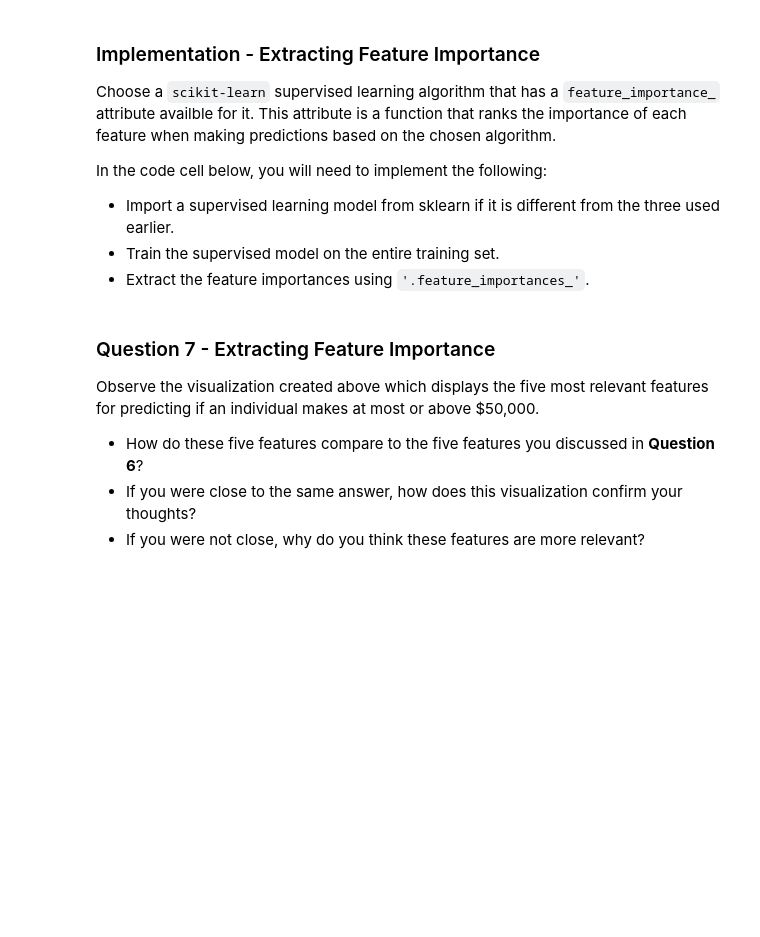
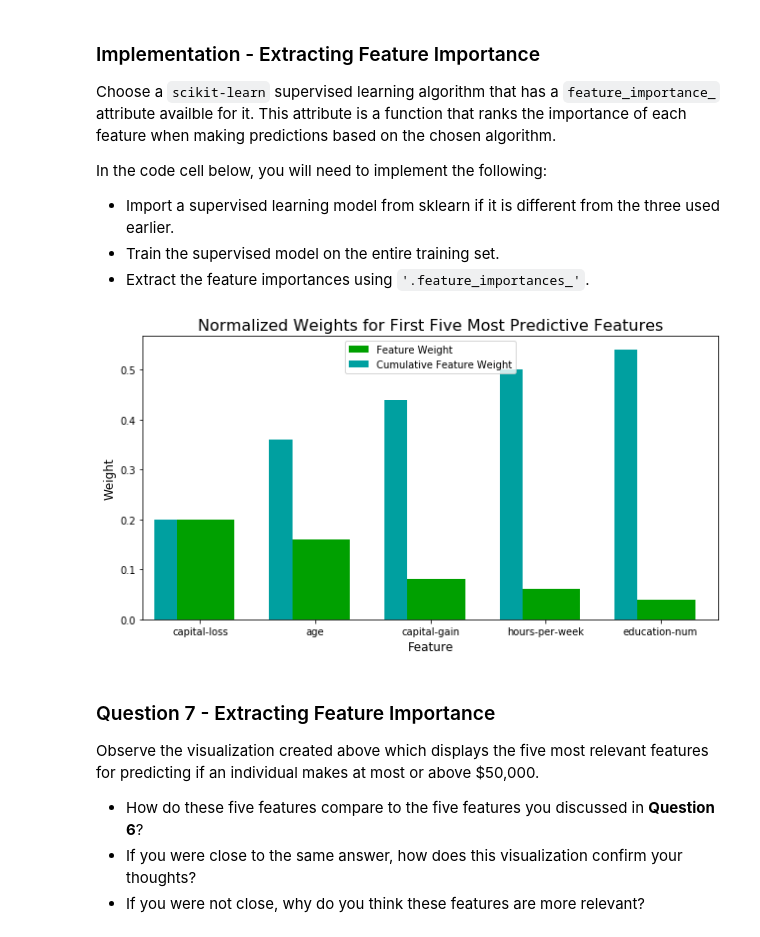
Before and after one commit to charlotteesavage/finding-donors, a Jupyter notebook: finding_donors.ipynb, the cells around one changed output. Drawn from its saved outputs; the diff is of its cells as text; code cells hidden in the pictures; blank space fills up the shorter version.

```diff
--- a/finding_donors.ipynb
+++ b/finding_donors.ipynb
@@ -525,15 +567,17 @@ In the code cell below, you will need to implement the following:
 # %%
 # TODO: Import a supervised learning model that has 'feature_importances_'
 
 
 # TODO: Train the supervised model on the training set using .fit(X_train, y_train)
-model = None
+model = AdaBoostClassifier().fit(X_train,y_train)
 
 # TODO: Extract the feature importances using .feature_importances_
-importances = None
+importances = model.feature_importances_
 
 # Plot
 vs.feature_plot(importances, X_train, y_train)
+# %% [output]
+[figure, added]
 # %% [markdown]
 ### Question 7 - Extracting Feature Importance
 
```
Also changed, not shown: parts of 22 cells of this notebook, 1 other file.
